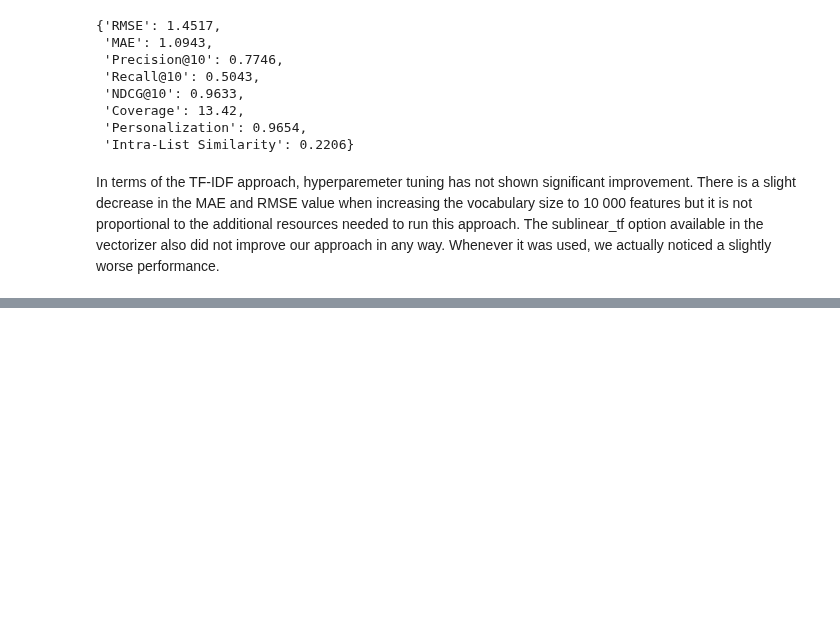
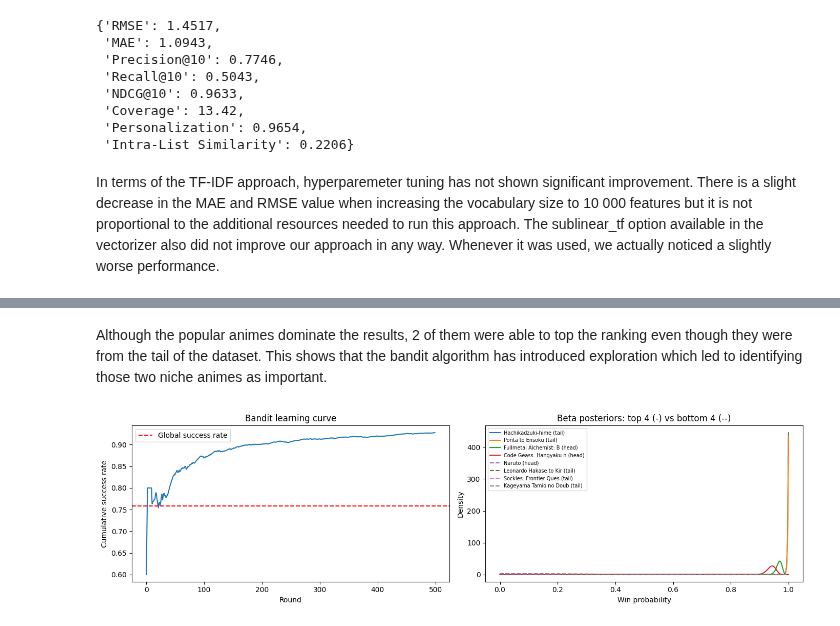
Before and after one commit to rubendjg/Anime-Recommendation-System, a Jupyter notebook: modeling/modeling.ipynb, the cells around one changed output, grey strips where cells are left out. Cells and saved outputs as stored; diff of their text form; code cells hidden in the pictures; blank space fills up the shorter version.

Commit message:
adds bandit algorithm

```diff
--- a/modeling/modeling.ipynb
+++ b/modeling/modeling.ipynb
@@ -1999,0 +2092,19 @@ In terms of the TF-IDF approach, hyperparemeter tuning has not shown significant
+# %%
+win_rates_bandit = pd.DataFrame([
+    {'anime_id': aid,
+     'win_rate': round(sampler.win_rate(aid), 3),
+     'alpha': sampler.alphas[aid],
+     'beta':  sampler.betas[aid],
+     'true_success_rate': round(success_rates[aid], 3),
+     'group': 'head' if aid in head_ids else 'tail'}
+    for aid in candidate_ids
+])
+
+win_rates_bandit = (
+    win_rates_bandit
+    .merge(anime_lookup.rename(columns={'MAL_ID': 'anime_id'}), on='anime_id', how='left')
+    .sort_values('win_rate', ascending=False)
+    .reset_index(drop=True)
+)
+
+win_rates_bandit[['Name', 'group', 'true_success_rate', 'win_rate', 'alpha', 'beta']].head(15)
@@ -1999,0 +2128,32 @@ In terms of the TF-IDF approach, hyperparemeter tuning has not shown significant
+# %% [markdown]
+Although the popular animes dominate the results, 2 of them were able to top the ranking even though they were from the tail of the dataset. This shows that the bandit algorithm has introduced exploration which led to identifying those two niche animes as important.
+# %%
+import matplotlib.pyplot as plt
+
+fig, axes = plt.subplots(1, 2, figsize=(14, 4))
+
+axes[0].plot(cumulative_successes)
+axes[0].axhline(global_success_rate, color='red', linestyle='--', label='Global success rate')
+axes[0].set_xlabel('Round'); axes[0].set_ylabel('Cumulative success rate')
+axes[0].set_title('Bandit learning curve')
+axes[0].legend()
+
+x = np.linspace(0, 1, 300)
+top4    = win_rates_bandit.head(4)
+bottom4 = win_rates_bandit.tail(4)
+
+for _, row in top4.iterrows():
+    label = str(row['Name'])[:22] + ' (' + row['group'] + ')'
+    axes[1].plot(x, beta_dist.pdf(x, row['alpha'], row['beta']), label=label, linestyle='-')
+for _, row in bottom4.iterrows():
+    label = str(row['Name'])[:22] + ' (' + row['group'] + ')'
+    axes[1].plot(x, beta_dist.pdf(x, row['alpha'], row['beta']), label=label, linestyle='--')
+
+axes[1].set_xlabel('Win probability'); axes[1].set_ylabel('Density')
+axes[1].set_title('Beta posteriors: top 4 (-) vs bottom 4 (--)')
+axes[1].legend(fontsize=7)
+
+plt.tight_layout()
+plt.show()
+# %% [output]
+[figure, added]
```
Also changed, not shown: parts of 12 cells of this notebook.
